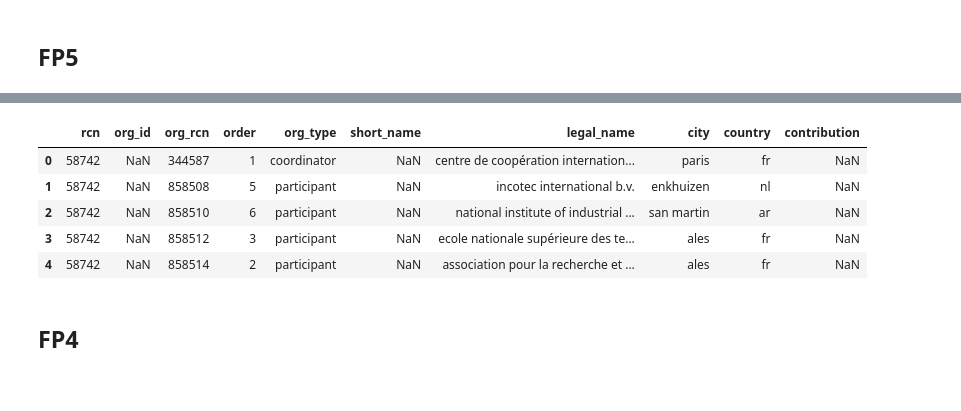
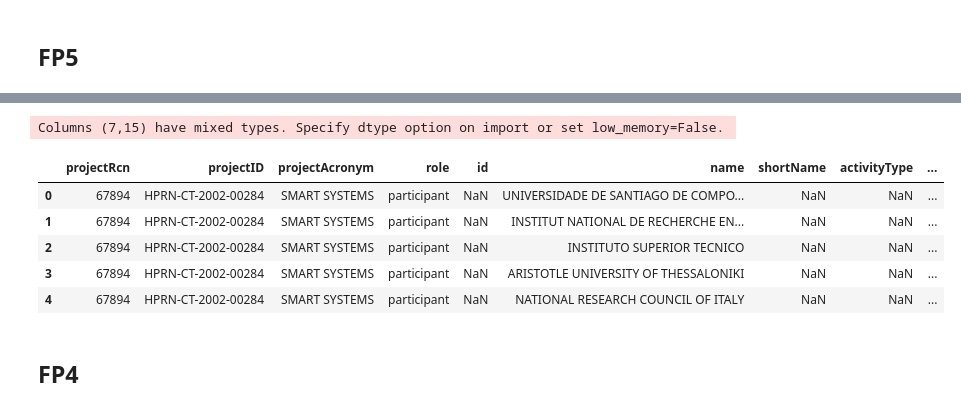
Before and after one commit to andremann/proj-net, a Jupyter notebook: notebooks/01-Initial-data-exploration.ipynb, the cells around one changed output, grey strips where cells are left out. Drawn from its saved outputs; the diff is of its cells as text; code cells hidden in the pictures.

```diff
--- a/notebooks/01-Initial-data-exploration.ipynb
+++ b/notebooks/01-Initial-data-exploration.ipynb
@@ -130,15 +137,13 @@ fp5_projects.head()
 # %%
-fp5_organisations = pd.read_csv('../data/processed/fp5-organisations.csv', delimiter='\t', header=None)
-fp5_organisations.columns = ['rcn', 'org_id', 'org_rcn', 'order', 'org_type',
-                         'short_name', 'legal_name',
-                         'city', 'country', 'contribution']
+fp5_organisations = pd.read_csv('../data/raw/cordis-fp5organizations.csv', delimiter='\t')
 fp5_organisations.head()
 # %% [output]
+Columns (7,15) have mixed types. Specify dtype option on import or set low_memory=False.
-|  | rcn | org_id | org_rcn | order | org_type | short_name | legal_name | city | country | contribution |
-| 0 | 58742 | NaN | 344587 | 1 | coordinator | NaN | centre de coopération internation... | paris | fr | NaN |
-| 1 | 58742 | NaN | 858508 | 5 | participant | NaN | incotec international b.v. | enkhuizen | nl | NaN |
-| 2 | 58742 | NaN | 858510 | 6 | participant | NaN | national institute of industrial ... | san martin | ar | NaN |
-| 3 | 58742 | NaN | 858512 | 3 | participant | NaN | ecole nationale supérieure des te... | ales | fr | NaN |
-| 4 | 58742 | NaN | 858514 | 2 | participant | NaN | association pour la recherche et ... | ales | fr | NaN |
+|  | projectRcn | projectID | projectAcronym | role | id | name | shortName | activityType | ... |
+| 0 | 67894 | HPRN-CT-2002-00284 | SMART SYSTEMS | participant | NaN | UNIVERSIDADE DE SANTIAGO DE COMPO... | NaN | NaN | ... |
+| 1 | 67894 | HPRN-CT-2002-00284 | SMART SYSTEMS | participant | NaN | INSTITUT NATIONAL DE RECHERCHE EN... | NaN | NaN | ... |
+| 2 | 67894 | HPRN-CT-2002-00284 | SMART SYSTEMS | participant | NaN | INSTITUTO SUPERIOR TECNICO | NaN | NaN | ... |
+| 3 | 67894 | HPRN-CT-2002-00284 | SMART SYSTEMS | participant | NaN | ARISTOTLE UNIVERSITY OF THESSALONIKI | NaN | NaN | ... |
+| 4 | 67894 | HPRN-CT-2002-00284 | SMART SYSTEMS | participant | NaN | NATIONAL RESEARCH COUNCIL OF ITALY | NaN | NaN | ... |
 # %% [markdown]
 ## FP4
```
Also changed, not shown: parts of 36 cells of this notebook.
